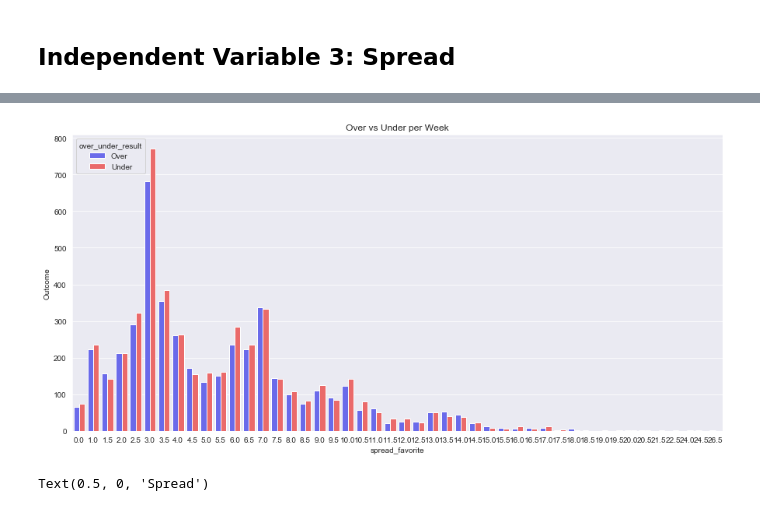
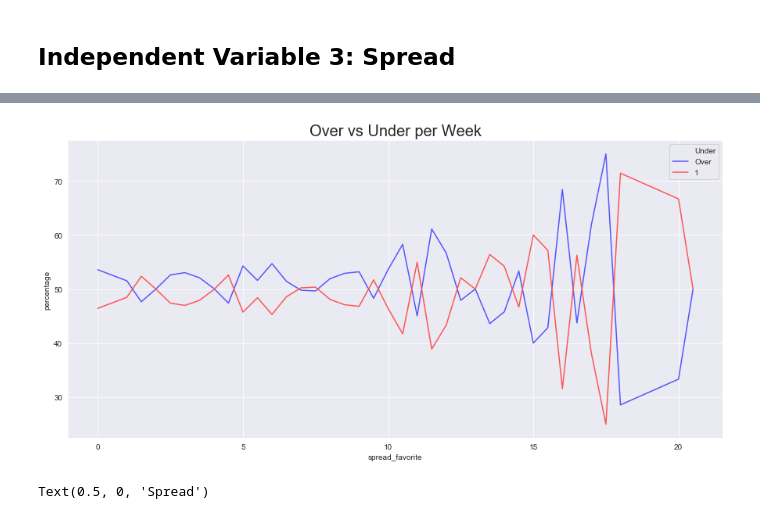
Before and after one commit to azieky/over_under_predictor, a Jupyter notebook: EDA_Notebook.ipynb, the cells around one changed output, grey strips where cells are left out. Saved outputs shown, nothing was run; the diff lists cells and outputs as text; code cells hidden in the pictures.

```diff
--- a/EDA_Notebook.ipynb
+++ b/EDA_Notebook.ipynb
@@ -12,8 +12,10 @@ pd.set_option('display.max_columns', 100)
 # %%
 df = pd.read_csv('final_df.csv')
 # %%
-#Drop Values not needed for EDA
+### Drop Null Values *will amend if there is time* ###
+df = df.dropna(subset=['weather_temperature'])
 
-df = df.dropna(subset=['weather_temperature'])
+### Drop Columns not need for EDA ###
 df = df.drop(columns=['weather_humidity','weather_detail','stadium_address','stadium_weather_station_code',
                       'stadium_weather_type','STATION','ELEVATION'])
+df['over_under_result'] = np.where(df['over_under_result'] == 'Over',1,0)
@@ -136,12 +92,18 @@ Name: spread_favorite, dtype: int64
+# %%
+spread_percent = (df.groupby(['spread_favorite'])['over_under_result'].value_counts(normalize=True)
+                     .rename('percentage').mul(100).reset_index().sort_values('over_under_result'))
+spread_percent = spread_percent[(spread_percent.percentage < 98)]
 # %%
 plt.figure(figsize = (15,7))
-sns.countplot(x='spread_favorite',hue="over_under_result",data=df.reset_index(),palette='seismic')
 sns.set_style("darkgrid")
-plt.title('Over vs Under per Week')
-plt.ylabel('Outcome')
-plt.show()
+spread_line = sns.lineplot(x="spread_favorite", y="percentage", hue="over_under_result", data=spread_percent, palette='seismic')
+#weekday_bar = plt.xticks(np.arange(5), ['Monday','Thursday','Friday','Saturday','Sunday'],fontsize=19)
+spread_line = plt.title('Over vs Under per Week',fontsize = 20)
+spread_line = plt.legend()
+spread_line.get_texts()[1].set_text('Over')
+spread_line.get_texts()[0].set_text('Under')
 # %% [output]
-[figure, old version]
+[figure, new version]
 # %%
 fig, ax = plt.subplots(figsize = (15,9));
 op = sns.distplot(df[df['over_under_result']== 'Over'].spread_favorite, color='blue',hist=False, rug=True, label = 'Over')
```
Also changed, not shown: parts of 11 cells of this notebook, 6 other files.
